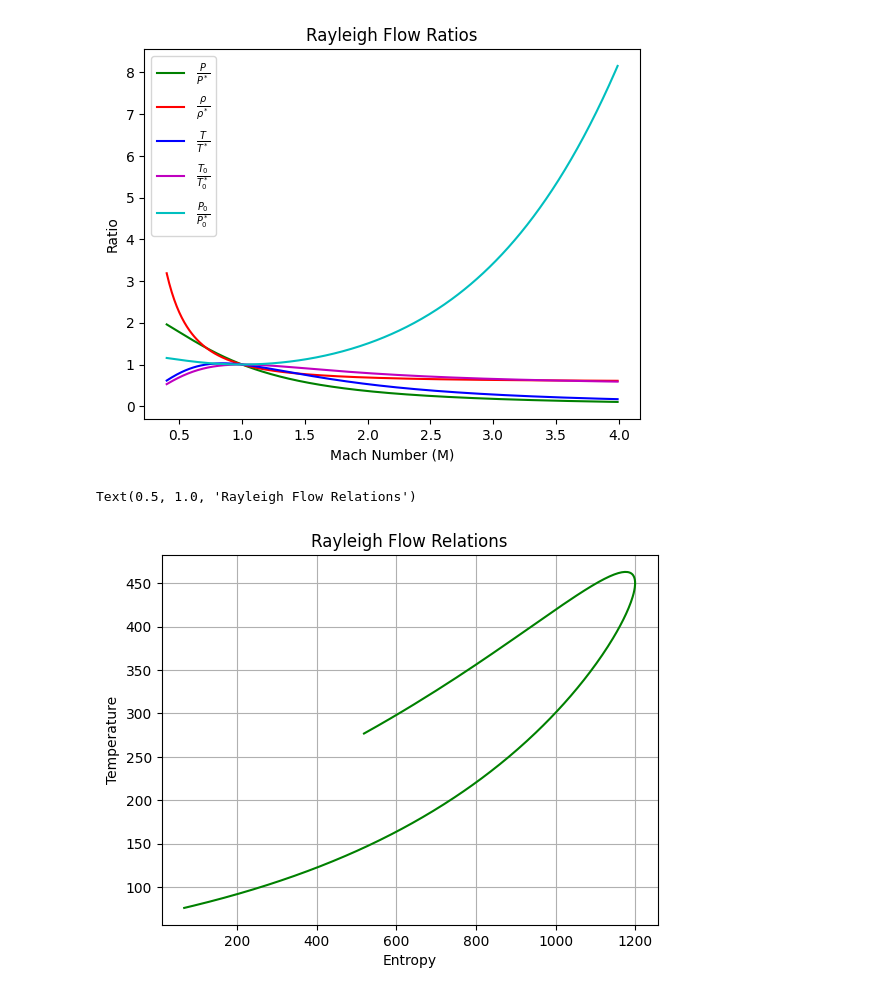
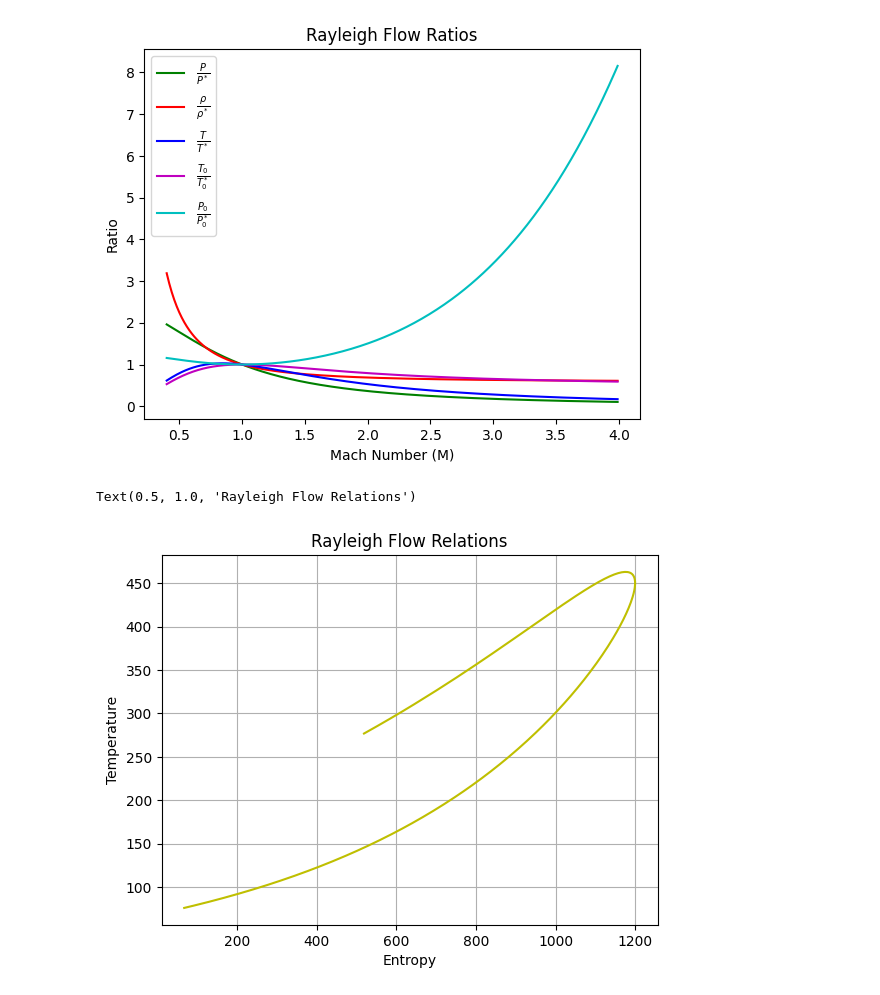
Before and after one commit to Sauroncool/Gas_Dynamics, a Jupyter notebook: Rayleigh_Flow.ipynb, the cells around one changed output. Drawn from its saved outputs; the diff is of its cells as text; code cells hidden in the pictures.

```diff
--- a/Rayleigh_Flow.ipynb
+++ b/Rayleigh_Flow.ipynb
@@ -50,11 +50,11 @@ def S(M):
     S_star = 1200
     return S_star + (1.4*287/0.4)*np.log(T_ratio(M)) - 287*np.log(P_ratio(M))
 # %%
-plt.plot(S(M), T(M), 'g', label=r'T VS S')
+plt.plot(S(M), T(M), 'y', label=r'T VS S')
 plt.grid()
 plt.xlabel('Entropy')
 plt.ylabel('Temperature')
 plt.title('Rayleigh Flow Relations')
 # %% [output]
 Text(0.5, 1.0, 'Rayleigh Flow Relations')
-[figure, old version]
+[figure, new version]
```
